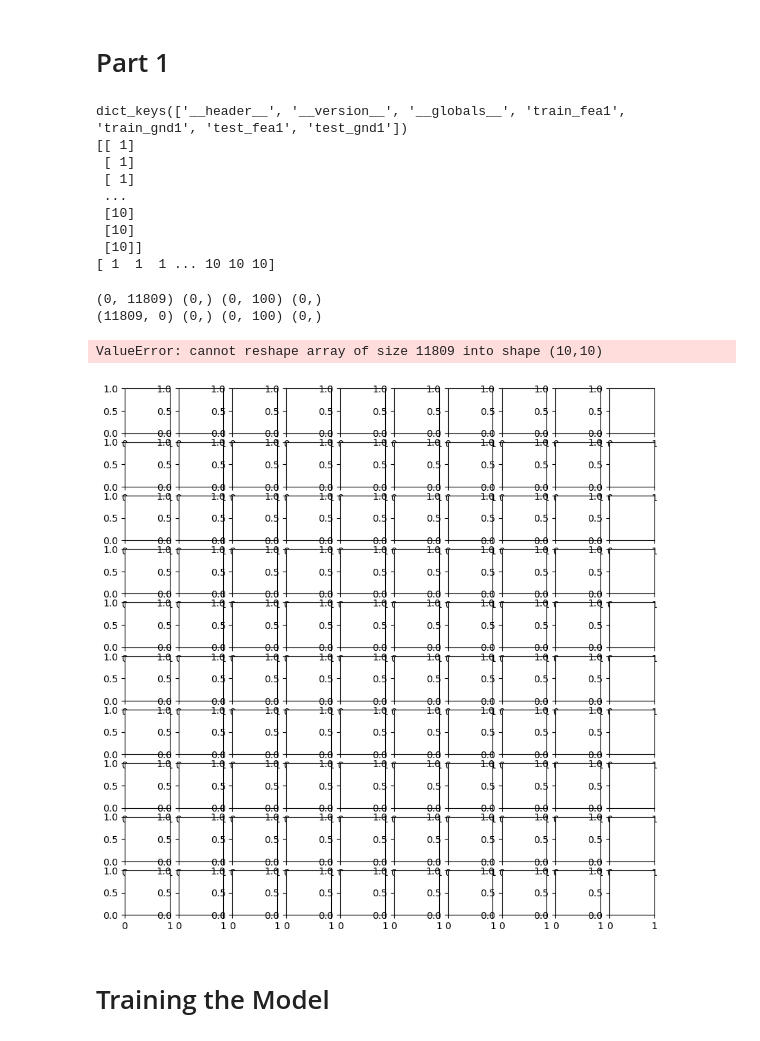
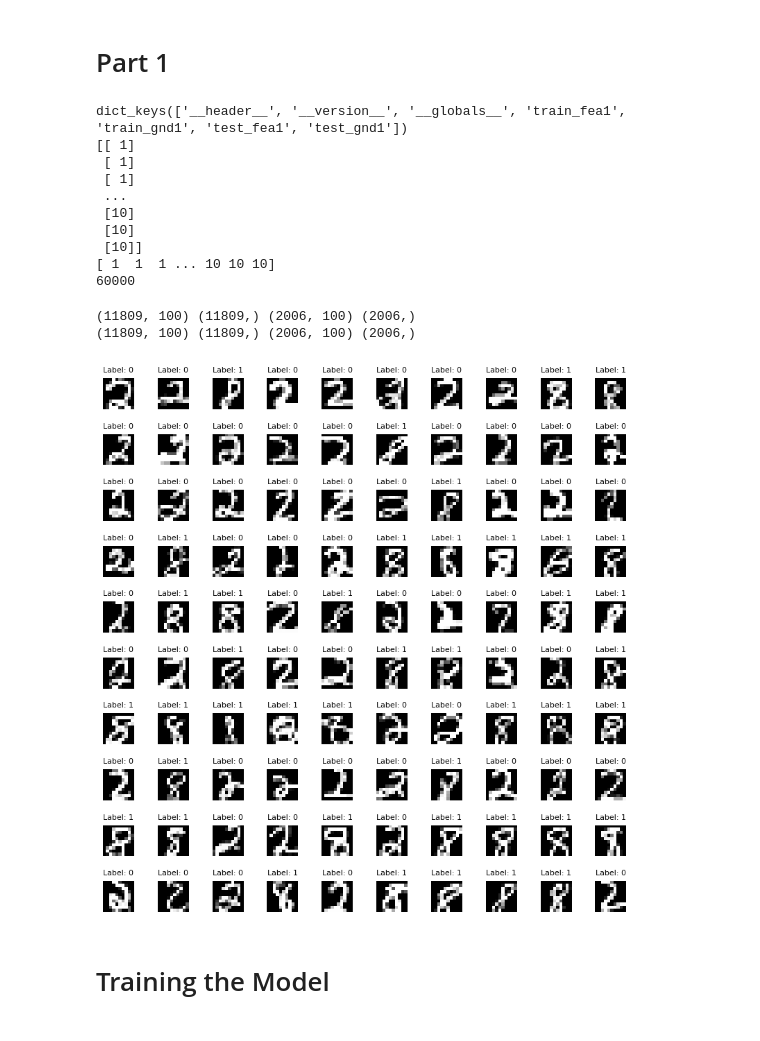
Before and after one commit to Amehroke/ML_Project, a Jupyter notebook: LogReg.ipynb, the cells around one changed output. Cells and saved outputs as stored; diff of their text form; code cells hidden in the pictures.

Commit message:
Deleted uneccesary code and cleaned data

```diff
--- a/LogReg.ipynb
+++ b/LogReg.ipynb
@@ -45,6 +45,7 @@ test_labels = mat_data['test_gnd1'].ravel()
 #Example:
 print(mat_data['train_gnd1'])
 print(train_labels)
+print(len(train_features))
 # %% [output]
 dict_keys(['__header__', '__version__', '__globals__', 'train_fea1', 'train_gnd1', 'test_fea1', 'test_gnd1'])
 [[ 1]
@@ -55,6 +56,7 @@ dict_keys(['__header__', '__version__', '__globals__', 'train_fea1', 'train_gnd1
  [10]
  [10]]
 [ 1  1  1 ... 10 10 10]
+60000
 # %%
 # Filter out the digits 2 and 8
 train_filter = np.where((train_labels == 2) | (train_labels == 8))
@@ -69,8 +71,38 @@ train_labels = np.where(train_labels == 2, 0, 1)
 test_labels = np.where(test_labels == 2, 0, 1)
 
 print(train_features.shape, train_labels.shape, test_features.shape, test_labels.shape)
-train_features = np.rot90(train_features, k=3)
+
+# Reshape to 2D
+train_features_2D = train_features.reshape(-1, 10, 10)
+test_features_2D = test_features.reshape(-1, 10, 10)
+
+# Rotated images by 180 degrees
+train_features_2D = np.rot90(train_features_2D, k=3, axes=(1, 2))
+test_features_2D = np.rot90(test_features_2D, k=3, axes=(1, 2))
+#flip the images to the left
+train_features_2D = np.flip(train_features_2D, axis=(2))
+test_features_2D = np.flip(test_features_2D, axis=(2))
+
+# Flatten back to 1D
+train_features = train_features_2D.reshape(-1, 100)
+test_features = test_features_2D.reshape(-1, 100)
+
+# Generate shuffled indices
+shuffled_indices = np.random.permutation(train_features.shape[0])
+
+# Shuffle features and labels correspondingly
+train_features_shuffled = train_features[shuffled_indices]
+train_labels_shuffled = train_labels[shuffled_indices]
+
+# Generate shuffled indices for test data
+shuffled_indices_test = np.random.permutation(test_features.shape[0])
+
+# Shuffle features and labels correspondingly for test data
+test_features_shuffled = test_features[shuffled_indices_test]
+test_labels_shuffled = test_labels[shuffled_indices_test]
+
+
 print(train_features.shape, train_labels.shape, test_features.shape, test_labels.shape)
 # %% [output]
-(0, 11809) (0,) (0, 100) (0,)
-(11809, 0) (0,) (0, 100) (0,)
+(11809, 100) (11809,) (2006, 100) (2006,)
+(11809, 100) (11809,) (2006, 100) (2006,)
@@ -105,22 +109,21 @@ print(train_features.shape, train_labels.shape, test_features.shape, test_labels
 # %%
 # 0 - 12396 images of 3 and 7
 # Matplot is used to render the image
 
 fig, axes = plt.subplots(10, 10, figsize=(10, 10))
 axes = axes.ravel()  # Flatten the 10x10 matrix into an array of 100 subplots
 
 # Loop through subplots and add images
 for i in range(100):
-    image = train_features[i].reshape(10, 10)  # Assuming the images are 10x10
+    image = train_features_shuffled[i].reshape(10, 10)  # Assuming the images are 10x10
     axes[i].imshow(image, cmap='gray')
-    axes[i].set_title(f"Label: {train_labels[i]}", fontsize=8)
+    axes[i].set_title(f"Label: {train_labels_shuffled[i]}", fontsize=8)
     plt.subplots_adjust(hspace=0.8)
     axes[i].axis('off')
 
 plt.show()
 # %% [output]
-ValueError: cannot reshape array of size 11809 into shape (10,10)
-[figure, old version]
+[figure, new version]
 # %% [markdown]
 <h1>Training the Model </h1>
 # %%
```
Also changed, not shown: parts of 10 cells of this notebook.
